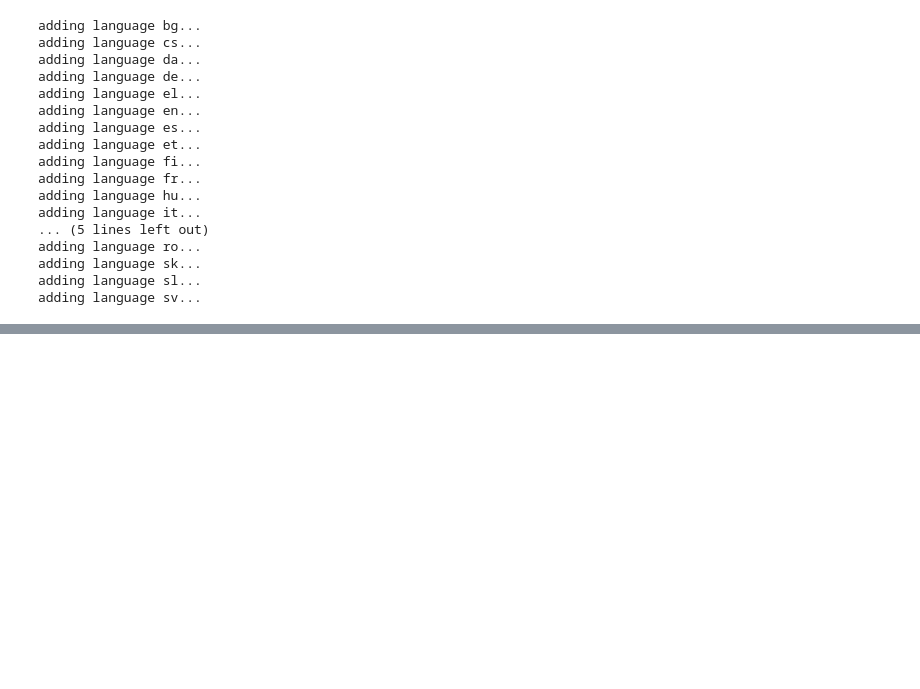
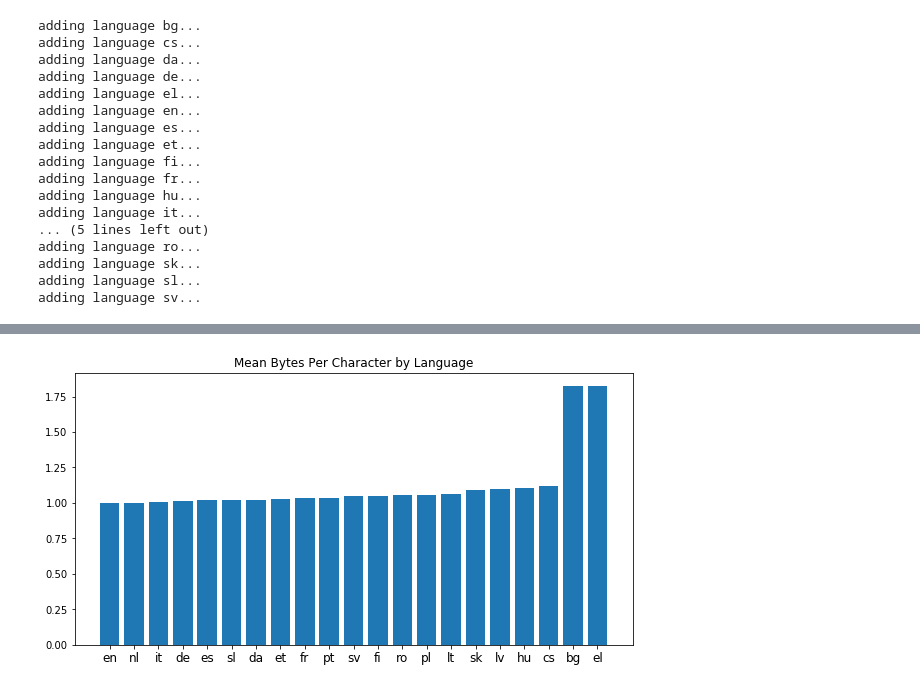
Before and after one commit to AlliedToasters/language_detector, a Jupyter notebook: markov_chain_language_detection.ipynb, the cells around one changed output, grey strips where cells are left out. Saved outputs shown, nothing was run; the diff lists cells and outputs as text; code cells hidden in the pictures; blank space fills up the shorter version.

```diff
--- a/markov_chain_language_detection.ipynb
+++ b/markov_chain_language_detection.ipynb
@@ -153,0 +221,26 @@ It was surprisingly hard to find software to apply this model. I ended up coding
+# %%
+bytes_per_char = dict()
+for lang in test_set.lang.unique():
+    examples = test_set[test_set.lang==lang].text
+    char_length = 0
+    encode_length = 0
+    for txt in examples:
+        char_length += len(txt)
+        encode_length += len(txt.encode(encoding='utf-8'))
+    bpc = encode_length/char_length
+    bytes_per_char[lang] = bpc
+
+items = list(bytes_per_char.items())
+reverse_dict = {y[1]:y[0] for y in items}
+ordered = [y[1] for y in items]
+ordered.sort()
+
+fig, ax = plt.subplots(figsize=(10, 5))
+ax.set_title('Mean Bytes Per Character by Language')
+ax.bar([i for i in range(len(bytes_per_char))], ordered)
+ax.tick_params('x', labelsize=12)
+ax.set_xticks([i for i in range(len(bytes_per_char))])
+ax.set_xticklabels([reverse_dict[y] for y in ordered])
+plt.show();
+# %% [output]
+[figure, added]
```
Also changed, not shown: parts of 27 cells of this notebook.
